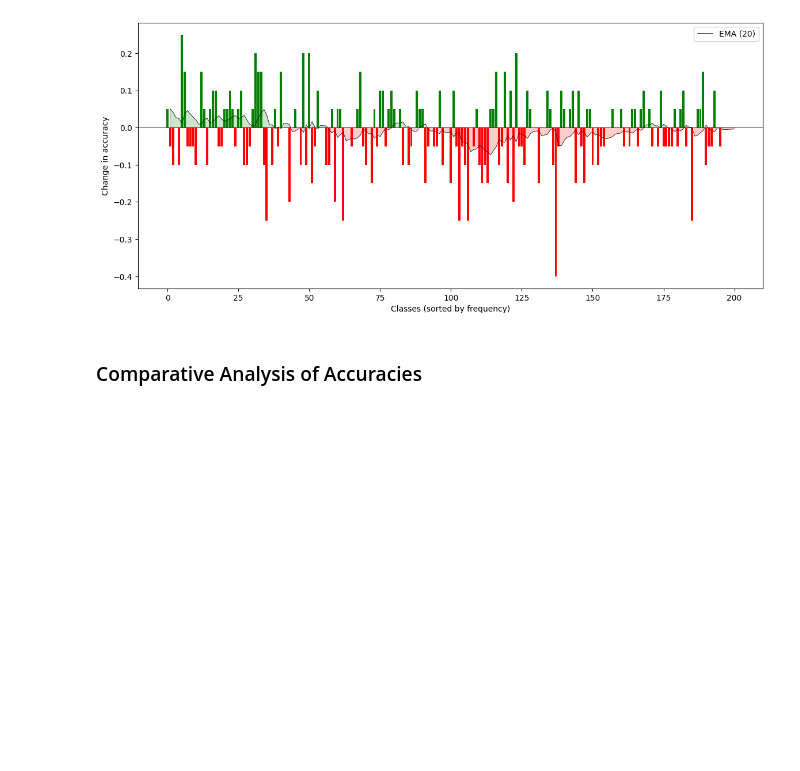
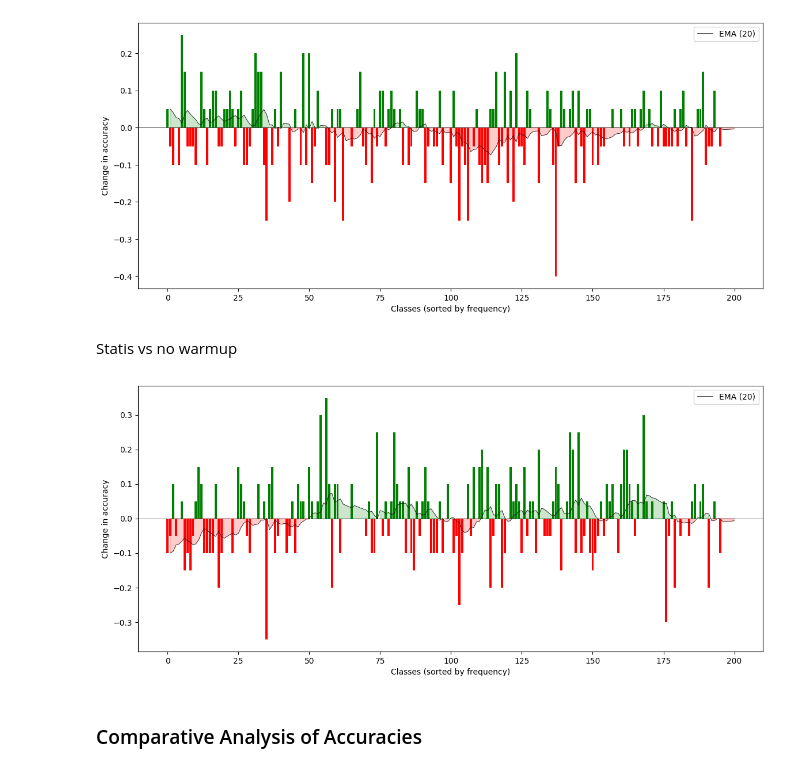
Before and after one commit to Self-Supervised-Learning-CS685/ssl-evaluation, a Jupyter notebook: inference_results.ipynb, the cells around one changed output. Drawn from its saved outputs; the diff is of its cells as text; code cells hidden in the pictures; blank space fills up the shorter version.

Commit message:
Add no warmup experiment

```diff
--- a/inference_results.ipynb
+++ b/inference_results.ipynb
@@ -124,6 +124,14 @@ NEW_FILE = "results/semi_fungi_PL_global_adaptive_thres/test/pl.txt"
 plot_difference(BASELINE_FILE, NEW_FILE, sorted_labels)
 # %% [output]
 [figure]
+# %% [markdown]
+Statis vs no warmup
+# %%
+BASELINE_FILE = "results/semi_fungi_PL_in_thres_80/test/pl.txt"
+NEW_FILE = "results/semi_fungi_PL_no_warmup/test/pl.txt"
+plot_difference(BASELINE_FILE, NEW_FILE, sorted_labels)
+# %% [output]
+[figure, added]
 # %% [markdown]
 ### Comparative Analysis of Accuracies
 # %%
```
Also changed, not shown: parts of 1 cell of this notebook, 6 other files.
